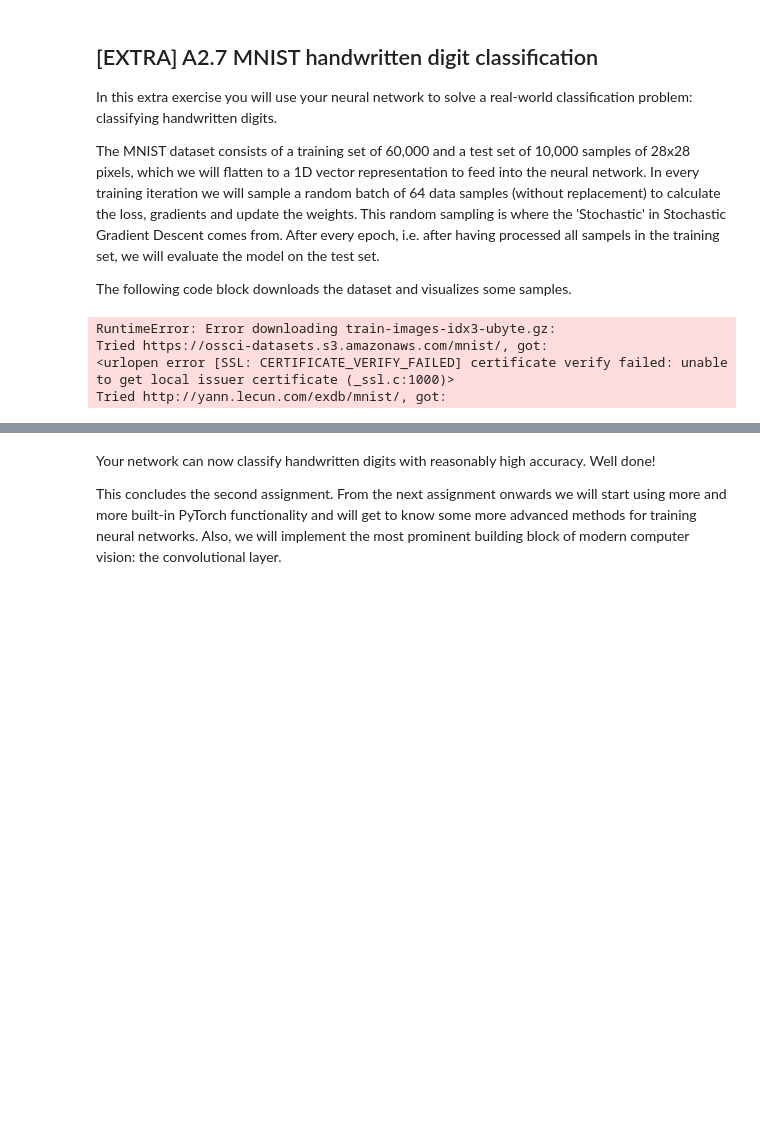
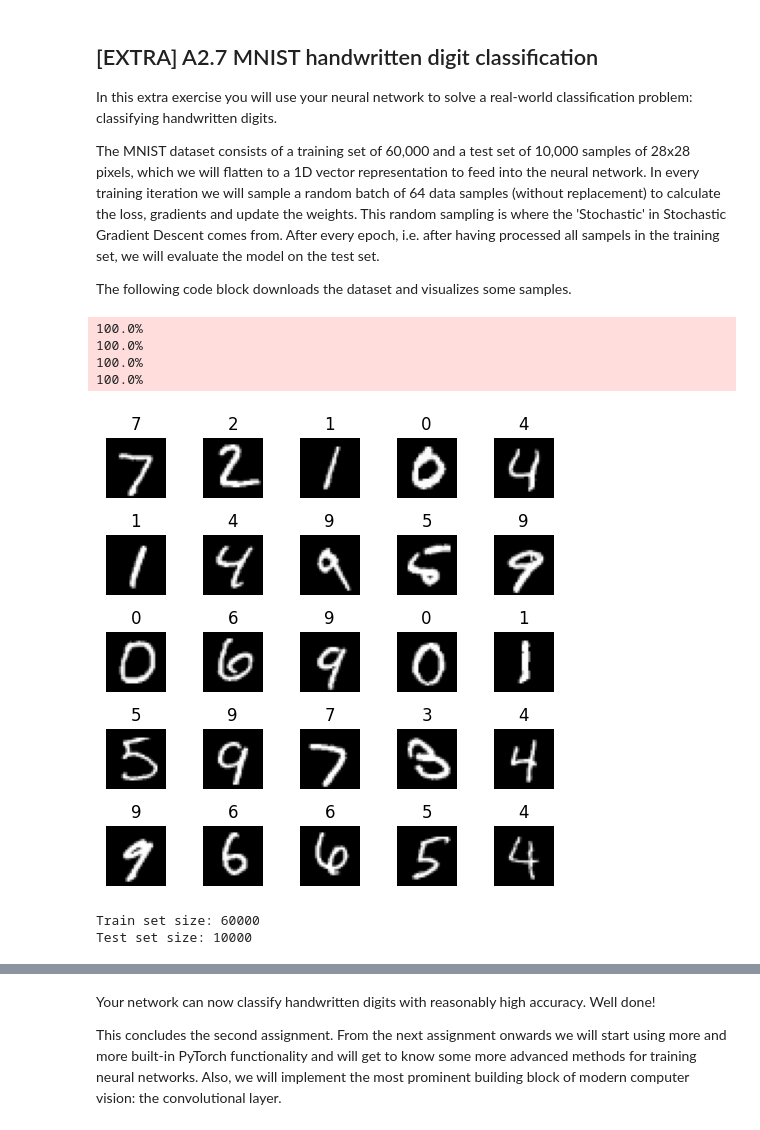
Before and after one commit to ioan-hedea/deepLearning4005, a Jupyter notebook: 2025_Assignment_3.ipynb, the cells around one changed output, grey strips where cells are left out. Cells and saved outputs as stored; diff of their text form; code cells hidden in the pictures; blank space fills up the shorter version.

```diff
--- a/2025_Assignment_3.ipynb
+++ b/2025_Assignment_3.ipynb
@@ -815,32 +815,43 @@ The MNIST dataset consists of a training set of 60,000 and a test set of 10,000
 
 The following code block downloads the dataset and visualizes some samples.
 # %%
-# Preprocessing data: convert to tensors and normalize by subtracting dataset
-# mean and dividing by std.
-transform = transforms.Compose([transforms.ToTensor(),
-                                transforms.Normalize((0.1307,), (0.3081,))])
+import matplotlib.pyplot as plt
+from torch.utils.data import DataLoader
+from torchvision import datasets, transforms
 
-# Get data from torchvision.datasets
-train_data = datasets.MNIST('../data', train=True, download=True, transform=transform)
-test_data = datasets.MNIST('../data', train=False, download=True, transform=transform)
+# 1) Define preprocessing: tensor + normalize with MNIST mean/std
+transform = transforms.Compose([
+    transforms.ToTensor(),
+    transforms.Normalize((0.1307,), (0.3081,))
+])
 
-# Define data loaders used to iterate through dataset
+# 2) Download + load datasets
+train_data = datasets.MNIST(root="../data", train=True, download=True, transform=transform)
+test_data = datasets.MNIST(root="../data", train=False, download=True, transform=transform)
+
+# 3) Wrap them in DataLoaders (for minibatches)
 train_loader = DataLoader(train_data, batch_size=64, shuffle=True)
 test_loader = DataLoader(test_data, batch_size=1000)
 
-# Show some example images
+# 4) Visualize a few samples
 fig, axs = plt.subplots(5, 5, figsize=(5, 5))
 for i in range(25):
-    x, _ = test_data[i]
+    x, label = test_data[i]
     ax = axs[i // 5][i % 5]
-    ax.imshow(x.view(28, 28), cmap='gray')
-    ax.axis('off')
-    ax.axis('off')
+    ax.imshow(x.view(28, 28), cmap="gray")
+    ax.set_title(str(label))
+    ax.axis("off")
 plt.tight_layout()
 plt.show()
+
+print("Train set size:", len(train_data))
+print("Test set size:", len(test_data))
 # %% [output]
-RuntimeError: Error downloading train-images-idx3-ubyte.gz:
-Tried https://ossci-datasets.s3.amazonaws.com/mnist/, got:
-<urlopen error [SSL: CERTIFICATE_VERIFY_FAILED] certificate verify failed: unable to get local issuer certificate (_ssl.c:1000)>
-Tried http://yann.lecun.com/exdb/mnist/, got:
+100.0%
+100.0%
+100.0%
+100.0%
+[figure, added]
+Train set size: 60000
+Test set size: 10000
 # %%
```
Also changed, not shown: parts of 7 cells of this notebook.
